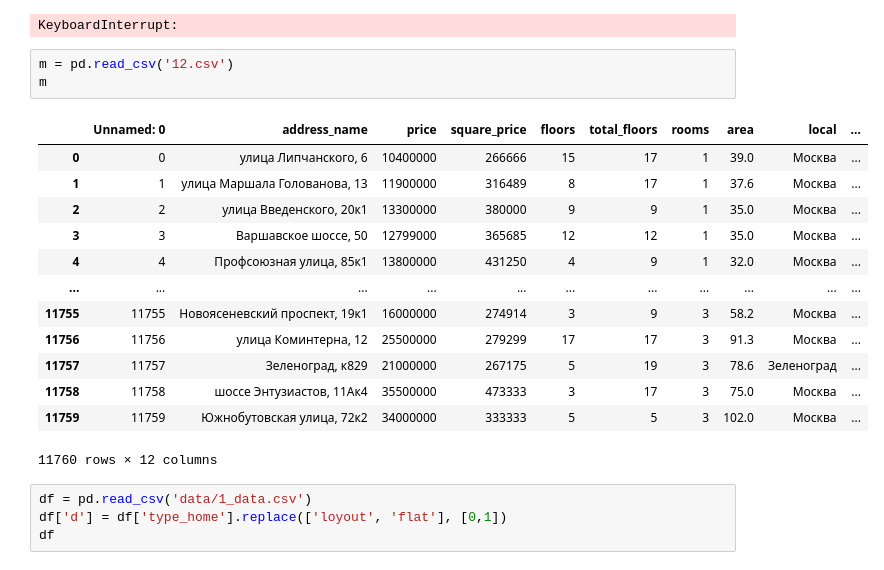
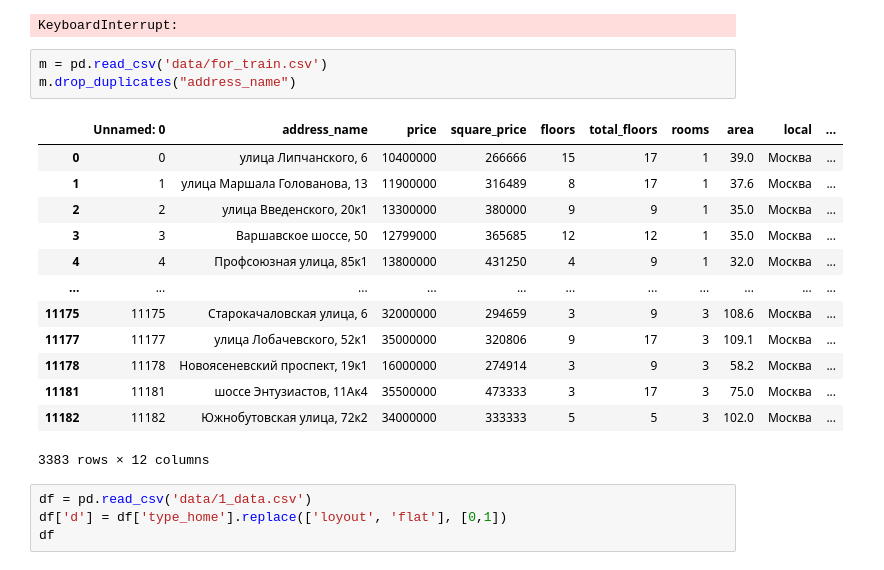
Before and after one commit to Sirius-2024-AI/parsing_data_DK, a Jupyter notebook: parsing_and_data/parser.ipynb, the cells around one changed output. Drawn from its saved outputs; the diff is of its cells as text.

```diff
--- a/parsing_and_data/parser.ipynb
+++ b/parsing_and_data/parser.ipynb
@@ -208,22 +208,22 @@ RES: <Response [200]>
 RES: <Response [200]>
 KeyboardInterrupt:
 # %%
-m = pd.read_csv('12.csv')
-m
+m = pd.read_csv('data/for_train.csv')
+m.drop_duplicates("address_name")
 # %% [output]
 |  | Unnamed: 0 | address_name | price | square_price | floors | total_floors | rooms | area | local | ... |
 | 0 | 0 | улица Липчанского, 6 | 10400000 | 266666 | 15 | 17 | 1 | 39.0 | Москва | ... |
 | 1 | 1 | улица Маршала Голованова, 13 | 11900000 | 316489 | 8 | 17 | 1 | 37.6 | Москва | ... |
 | 2 | 2 | улица Введенского, 20к1 | 13300000 | 380000 | 9 | 9 | 1 | 35.0 | Москва | ... |
 | 3 | 3 | Варшавское шоссе, 50 | 12799000 | 365685 | 12 | 12 | 1 | 35.0 | Москва | ... |
 | 4 | 4 | Профсоюзная улица, 85к1 | 13800000 | 431250 | 4 | 9 | 1 | 32.0 | Москва | ... |
 | ... | ... | ... | ... | ... | ... | ... | ... | ... | ... | ... |
-| 11755 | 11755 | Новоясеневский проспект, 19к1 | 16000000 | 274914 | 3 | 9 | 3 | 58.2 | Москва | ... |
-| 11756 | 11756 | улица Коминтерна, 12 | 25500000 | 279299 | 17 | 17 | 3 | 91.3 | Москва | ... |
-| 11757 | 11757 | Зеленоград, к829 | 21000000 | 267175 | 5 | 19 | 3 | 78.6 | Зеленоград | ... |
-| 11758 | 11758 | шоссе Энтузиастов, 11Ак4 | 35500000 | 473333 | 3 | 17 | 3 | 75.0 | Москва | ... |
-| 11759 | 11759 | Южнобутовская улица, 72к2 | 34000000 | 333333 | 5 | 5 | 3 | 102.0 | Москва | ... |
+| 11175 | 11175 | Старокачаловская улица, 6 | 32000000 | 294659 | 3 | 9 | 3 | 108.6 | Москва | ... |
+| 11177 | 11177 | улица Лобачевского, 52к1 | 35000000 | 320806 | 9 | 17 | 3 | 109.1 | Москва | ... |
+| 11178 | 11178 | Новоясеневский проспект, 19к1 | 16000000 | 274914 | 3 | 9 | 3 | 58.2 | Москва | ... |
+| 11181 | 11181 | шоссе Энтузиастов, 11Ак4 | 35500000 | 473333 | 3 | 17 | 3 | 75.0 | Москва | ... |
+| 11182 | 11182 | Южнобутовская улица, 72к2 | 34000000 | 333333 | 5 | 5 | 3 | 102.0 | Москва | ... |
-11760 rows × 12 columns
+3383 rows × 12 columns
 # %%
 df = pd.read_csv('data/1_data.csv')
 df['d'] = df['type_home'].replace(['loyout', 'flat'], [0,1])
```
